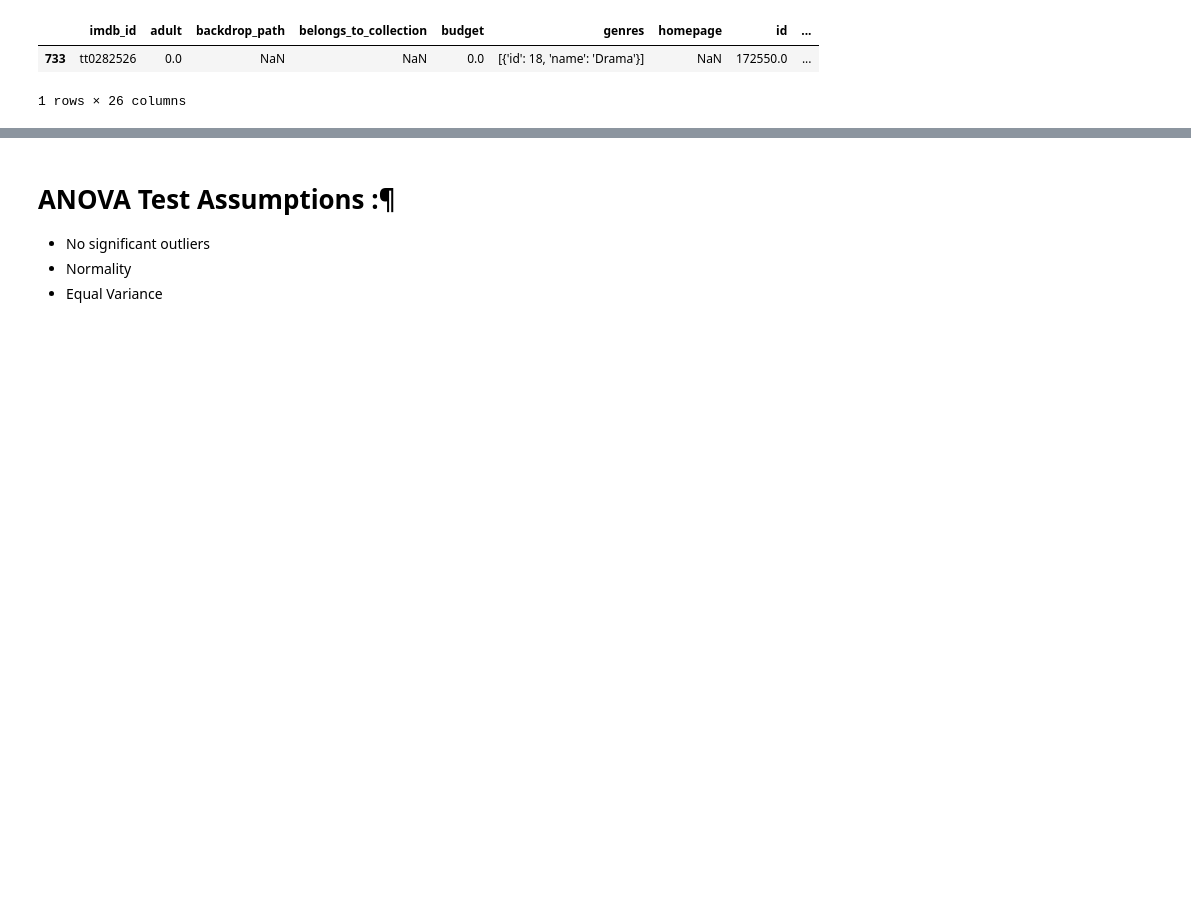
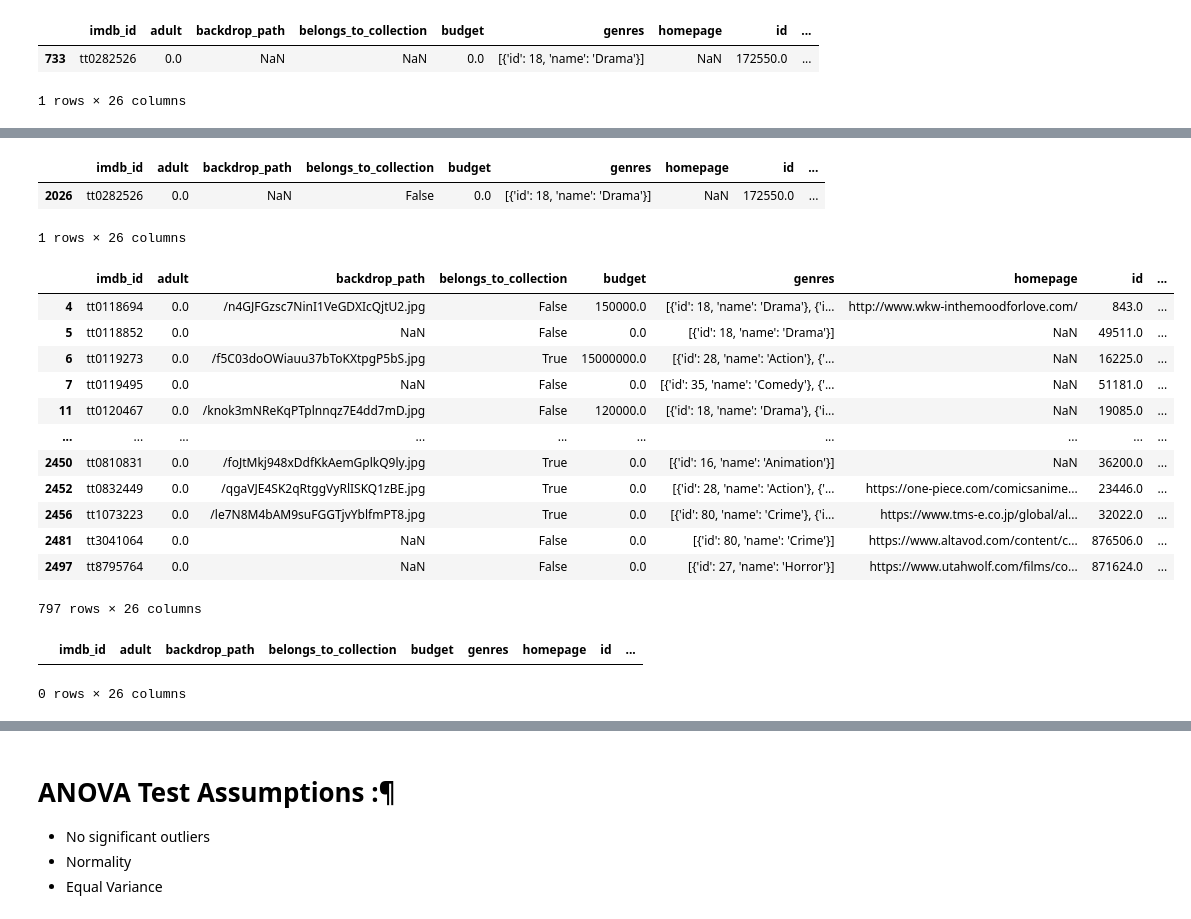
Before and after one commit to AbdoIbrahim/Project-3-Part-1-, a Jupyter notebook: Project 3 Part 4 .ipynb, the cells around one changed output, grey strips where cells are left out. Drawn from its saved outputs; the diff is of its cells as text; code cells hidden in the pictures; blank space fills up the shorter version.

```diff
--- a/Project 3 Part 4 .ipynb
+++ b/Project 3 Part 4 .ipynb
@@ -118,0 +306,3 @@ tmdb_comb = tmdb_comb.drop(index=733 )
+# %%
+df = df.rename(columns ={'certificiation\r':'certification'})
+df.head()
@@ -118,0 +317,3 @@ tmdb_comb = tmdb_comb.drop(index=733 )
+# %%
+df = df.rename(columns ={'certificiation\r':'certification'})
+df.head()
@@ -118,0 +328,3 @@ tmdb_comb = tmdb_comb.drop(index=733 )
+# %%
+df['certification'] = df['certification'].str.strip()
+df['certification'].value_counts(dropna=False)
@@ -118,0 +341,2 @@ tmdb_comb = tmdb_comb.drop(index=733 )
+# %%
+df = df.dropna(subset=['certification'])
@@ -118,0 +363,27 @@ tmdb_comb = tmdb_comb.drop(index=733 )
+# %%
+df.loc[df['certification'] == '-']
+# %% [output]
+|  | imdb_id | adult | backdrop_path | belongs_to_collection | budget | genres | homepage | id | ... |
+| 2026 | tt0282526 | 0.0 | NaN | False | 0.0 | [{'id': 18, 'name': 'Drama'}] | NaN | 172550.0 | ... |
+1 rows × 26 columns
+# %%
+df.drop([2026])
+# %% [output]
+|  | imdb_id | adult | backdrop_path | belongs_to_collection | budget | genres | homepage | id | ... |
+| 4 | tt0118694 | 0.0 | /n4GJFGzsc7NinI1VeGDXIcQjtU2.jpg | False | 150000.0 | [{'id': 18, 'name': 'Drama'}, {'i... | http://www.wkw-inthemoodforlove.com/ | 843.0 | ... |
+| 5 | tt0118852 | 0.0 | NaN | False | 0.0 | [{'id': 18, 'name': 'Drama'}] | NaN | 49511.0 | ... |
+| 6 | tt0119273 | 0.0 | /f5C03doOWiauu37bToKXtpgP5bS.jpg | True | 15000000.0 | [{'id': 28, 'name': 'Action'}, {'... | NaN | 16225.0 | ... |
+| 7 | tt0119495 | 0.0 | NaN | False | 0.0 | [{'id': 35, 'name': 'Comedy'}, {'... | NaN | 51181.0 | ... |
+| 11 | tt0120467 | 0.0 | /knok3mNReKqPTplnnqz7E4dd7mD.jpg | False | 120000.0 | [{'id': 18, 'name': 'Drama'}, {'i... | NaN | 19085.0 | ... |
+| ... | ... | ... | ... | ... | ... | ... | ... | ... | ... |
+| 2450 | tt0810831 | 0.0 | /foJtMkj948xDdfKkAemGplkQ9ly.jpg | True | 0.0 | [{'id': 16, 'name': 'Animation'}] | NaN | 36200.0 | ... |
+| 2452 | tt0832449 | 0.0 | /qgaVJE4SK2qRtggVyRlISKQ1zBE.jpg | True | 0.0 | [{'id': 28, 'name': 'Action'}, {'... | https://one-piece.com/comicsanime... | 23446.0 | ... |
+| 2456 | tt1073223 | 0.0 | /le7N8M4bAM9suFGGTjvYblfmPT8.jpg | True | 0.0 | [{'id': 80, 'name': 'Crime'}, {'i... | https://www.tms-e.co.jp/global/al... | 32022.0 | ... |
+| 2481 | tt3041064 | 0.0 | NaN | False | 0.0 | [{'id': 80, 'name': 'Crime'}] | https://www.altavod.com/content/c... | 876506.0 | ... |
+| 2497 | tt8795764 | 0.0 | NaN | False | 0.0 | [{'id': 27, 'name': 'Horror'}] | https://www.utahwolf.com/films/co... | 871624.0 | ... |
+797 rows × 26 columns
+# %%
+df.loc[df['certification'] == 'Unrated']
+# %% [output]
+|  | imdb_id | adult | backdrop_path | belongs_to_collection | budget | genres | homepage | id | ... |
+0 rows × 26 columns
```
Also changed, not shown: parts of 29 cells of this notebook.
